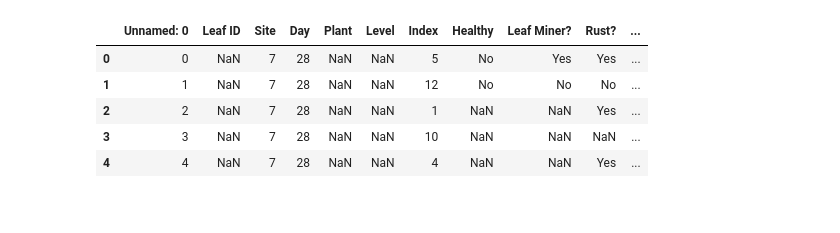
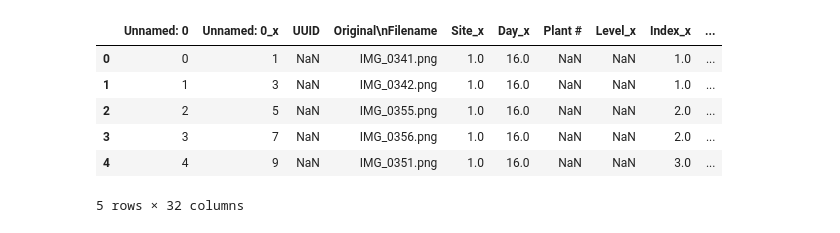
Before and after one commit to Imageomics/invasives-project, a Jupyter notebook: notebooks/analyze-dataset.ipynb, the cells around one changed output. Cells and saved outputs as stored; diff of their text form; code cells hidden in the pictures.

```diff
--- a/notebooks/analyze-dataset.ipynb
+++ b/notebooks/analyze-dataset.ipynb
@@ -1,15 +1,16 @@
 # %%
 from pathlib import Path
 import pandas as pd
 
 metadata_path_root = Path("../tmp/metadata")
-labels_df_clean = pd.read_csv(metadata_path_root / "clean_labels.csv")
+linked_metadata_df = pd.read_csv(metadata_path_root / "linked_metadata.csv")
 
-labels_df_clean.head()
+linked_metadata_df.head()
 # %% [output]
-|  | Unnamed: 0 | Leaf ID | Site | Day | Plant | Level | Index | Healthy | Leaf Miner? | Rust? | ... |
-| 0 | 0 | NaN | 7 | 28 | NaN | NaN | 5 | No | Yes | Yes | ... |
-| 1 | 1 | NaN | 7 | 28 | NaN | NaN | 12 | No | No | No | ... |
-| 2 | 2 | NaN | 7 | 28 | NaN | NaN | 1 | NaN | NaN | Yes | ... |
-| 3 | 3 | NaN | 7 | 28 | NaN | NaN | 10 | NaN | NaN | NaN | ... |
-| 4 | 4 | NaN | 7 | 28 | NaN | NaN | 4 | NaN | NaN | Yes | ... |
+|  | Unnamed: 0 | Unnamed: 0_x | UUID | Original\nFilename | Site_x | Day_x | Plant # | Level_x | Index_x | ... |
+| 0 | 0 | 1 | NaN | IMG_0341.png | 1.0 | 16.0 | NaN | NaN | 1.0 | ... |
+| 1 | 1 | 3 | NaN | IMG_0342.png | 1.0 | 16.0 | NaN | NaN | 1.0 | ... |
+| 2 | 2 | 5 | NaN | IMG_0355.png | 1.0 | 16.0 | NaN | NaN | 2.0 | ... |
+| 3 | 3 | 7 | NaN | IMG_0356.png | 1.0 | 16.0 | NaN | NaN | 2.0 | ... |
+| 4 | 4 | 9 | NaN | IMG_0351.png | 1.0 | 16.0 | NaN | NaN | 3.0 | ... |
+5 rows × 32 columns
```
Also changed, not shown: parts of 7 cells of this notebook.
